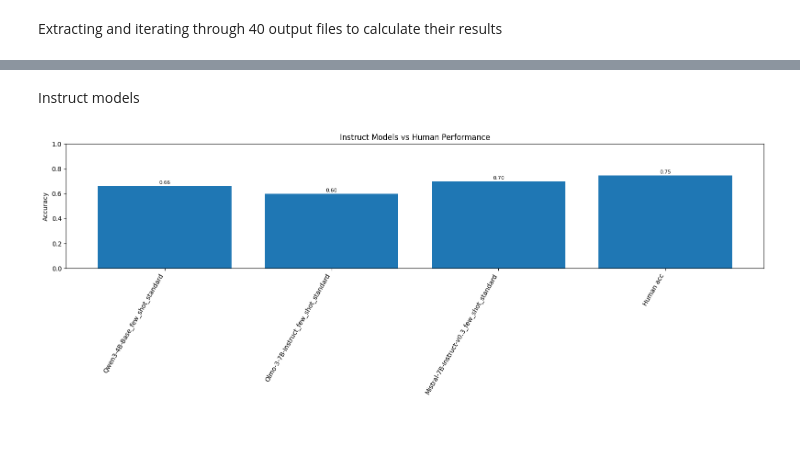
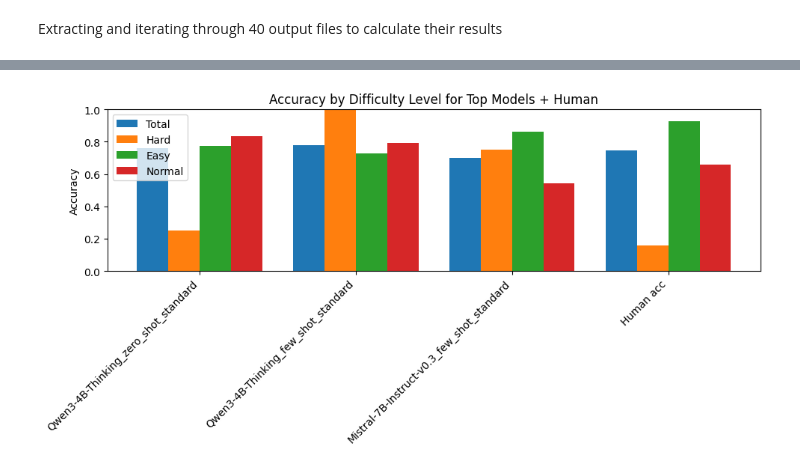
Before and after one commit to yawen2002/COMP545_Project_Code, a Jupyter notebook: analysis/Human_Study_Analysis.ipynb, the cells around one changed output, grey strips where cells are left out. Cells and saved outputs as stored; diff of their text form; code cells hidden in the pictures; blank space fills up the shorter version.

Commit message:
Update Human_Study_Analysis

```diff
--- a/analysis/Human_Study_Analysis.ipynb
+++ b/analysis/Human_Study_Analysis.ipynb
@@ -263,3 +204,22 @@ for row in modelss:
+# %%
+total_human_correct = sum(r[1] for r in stats)
+total_human_answers = sum(r[4] for r in stats)
+human_accuracy = total_human_correct / total_human_answers
+
+easy_human = sum(r[1] for r in very_easy)
+easy_ans = sum(r[4] for r in very_easy)
+easy_human_accuracy = easy_human / easy_ans
+
+hard_human = sum(r[1] for r in very_hard)
+hard_ans = sum(r[4] for r in very_hard)
+hard_human_accuracy = hard_human / hard_ans
+
+normal_human = sum(r[1] for r in normal)
+normal_ans = sum(r[4] for r in normal)
+normal_human_accuracy = normal_human / normal_ans
 # %%
 hlabels.append("Human acc")
 htotal_accuracies.append(human_accuracy)
+heasy.append(easy_human_accuracy)
+hhard.append(hard_human_accuracy)
+hnormal.append(normal_human_accuracy)
@@ -476,2 +225,0 @@ plt.show()
-# %% [markdown]
-Instruct models
@@ -498,23 +226,20 @@ itotal_accuracies.append(human_accuracy)
-# %%
-plt.figure(figsize=(16, 6))
-plt.bar(range(len(itotal_accuracies)), itotal_accuracies)
-
-plt.xticks(
-    range(len(ilabels)),
-    ilabels,
-    rotation=60,
-    ha="right"
-)
-
-plt.ylabel("Accuracy")
-plt.ylim(0, 1)
-plt.title("Instruct Models vs Human Performance")
-
-# value labels on bars
-for i, acc in enumerate(itotal_accuracies):
-    plt.text(i, acc + 0.015, f"{acc:.2f}", ha="center", fontsize=8)
-
-plt.tight_layout()
-plt.show()
-# %% [output]
-[figure, removed]
+# %%
+x = np.arange(len(hlabels))  # 4 entries
+width = 0.2                  # smaller so 4 bars fit nicely
+
+plt.figure(figsize=(10, 5))
+
+plt.bar(x - 1.5*width, htotal_accuracies, width, label='Total')
+plt.bar(x - 0.5*width, hhard,            width, label='Hard')
+plt.bar(x + 0.5*width, heasy,            width, label='Easy')
+plt.bar(x + 1.5*width, hnormal,          width, label='Normal')
+
+plt.xticks(x, hlabels, rotation=45, ha='right')
+plt.ylabel("Accuracy")
+plt.ylim(0, 1)
+plt.title("Accuracy by Difficulty Level for Top Models + Human")
+plt.legend()
+plt.tight_layout()
+plt.show()
+# %% [output]
+[figure, added]
```
Also changed, not shown: parts of 38 cells of this notebook.
